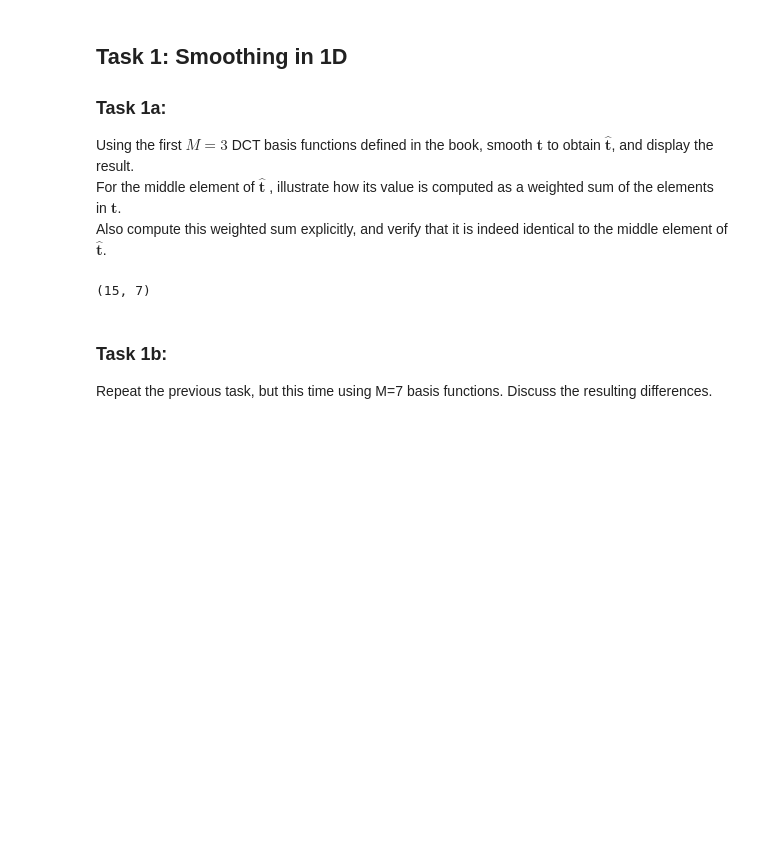
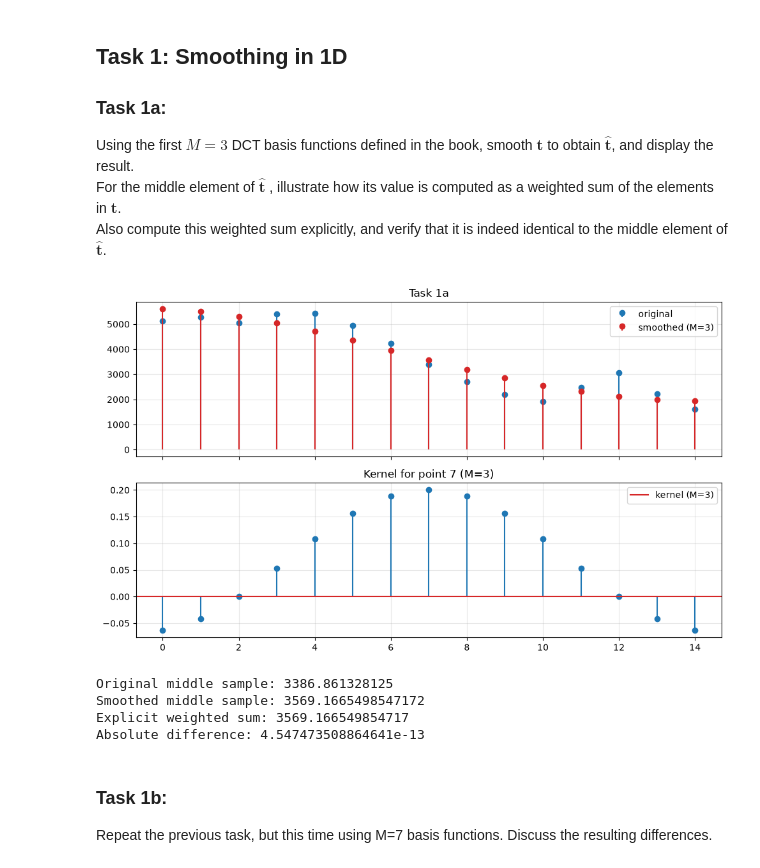
Before and after one commit to gallego-c/medical-image-analysis-lab1, a Jupyter notebook: Ex1/Ex1.ipynb, the cells around one changed output. Drawn from its saved outputs; the diff is of its cells as text; code cells hidden in the pictures; blank space fills up the shorter version.

Commit message:
feat: task 4 corrected

```diff
--- a/Ex1/Ex1.ipynb
+++ b/Ex1/Ex1.ipynb
@@ -34,51 +34,52 @@ For the middle element of $\hat{\mathbf{t}}$ , illustrate how its value is compu
 Also compute this weighted sum explicitly, and verify that it is indeed identical to the middle element of $\hat{\mathbf{t}}$.
 # %%
 # DCT smoothing with the first M=3 basis functions
+#xyz
 M = 3
 n = np.arange(N)
 
-# Orthonormal DCT-II basis matrix, matching the basis definition used in the book
+# Orthonormal DCT-II basis matrix
 Phi = np.zeros((N, N))
 Phi[:, 0] = 1 / np.sqrt(N)
 for k in range(1, N):
     Phi[:, k] = np.sqrt(2 / N) * np.cos(np.pi * (2 * n + 1) * k / (2 * N))
 
 # Keep only the first M basis functions
 Phi_M = Phi[:, :M]
 weights_M = Phi_M.T @ t
 hat_t = Phi_M @ weights_M
 
 # Show the smoothing result
-plt.figure(figsize=(8, 4))
-plt.plot(t, 'o-', label='original t')
-plt.plot(hat_t, 's-', label='smoothed $\\hat{t}$')
-plt.xlabel('index')
-plt.ylabel('value')
-plt.title('1D DCT smoothing with M=3')
-plt.legend()
-plt.grid(True, alpha=0.3)
-plt.show()
+fig, ax = plt.subplots(2, 1, figsize=(10, 6), sharex=True)
+ax[0].stem(t, linefmt='C0-', markerfmt='C0o', basefmt=' ')
+ax[0].stem(hat_t, linefmt='C3-', markerfmt='C3o', basefmt=' ')
+ax[0].set_title('Task 1a')
+ax[0].legend(['original', 'smoothed (M=3)'])
+ax[0].grid(True, alpha=0.3)
 
 # Express the middle element as a weighted sum of the original samples
 middle = N // 2
 kernel_row = Phi_M[middle, :] @ Phi_M.T
 explicit_middle = kernel_row @ t
 
+ax[1].stem(kernel_row, linefmt='C0-', markerfmt='C0o', basefmt=' ')
+ax[1].axhline(0, color='C3')
+ax[1].set_title(f'Kernel for point {middle} (M=3)')
+ax[1].legend(['kernel (M=3)'])
+ax[1].grid(True, alpha=0.3)
+plt.tight_layout()
+plt.show()
+
 print('Original middle sample:', float(t[middle]))
 print('Smoothed middle sample:', float(hat_t[middle]))
 print('Explicit weighted sum:', float(explicit_middle))
 print('Absolute difference:', float(np.abs(hat_t[middle] - explicit_middle)))
-
-# Show the weights applied to each sample for the middle element
-plt.figure(figsize=(8, 4))
-plt.stem(np.arange(N), kernel_row)
-plt.xlabel('sample index j')
-plt.ylabel('weight on t[j]')
-plt.title('Weights for the middle element of $\\hat{t}$')
-plt.grid(True, alpha=0.3)
-plt.show()
 # %% [output]
+[figure, added]
-(15, 7)
+Original middle sample: 3386.861328125
+Smoothed middle sample: 3569.1665498547172
+Explicit weighted sum: 3569.166549854717
+Absolute difference: 4.547473508864641e-13
 # %% [markdown]
 ### Task 1b:
 Repeat the previous task, but this time using M=7 basis functions. Discuss the resulting differences.
```
Also changed, not shown: parts of 6 cells of this notebook.
